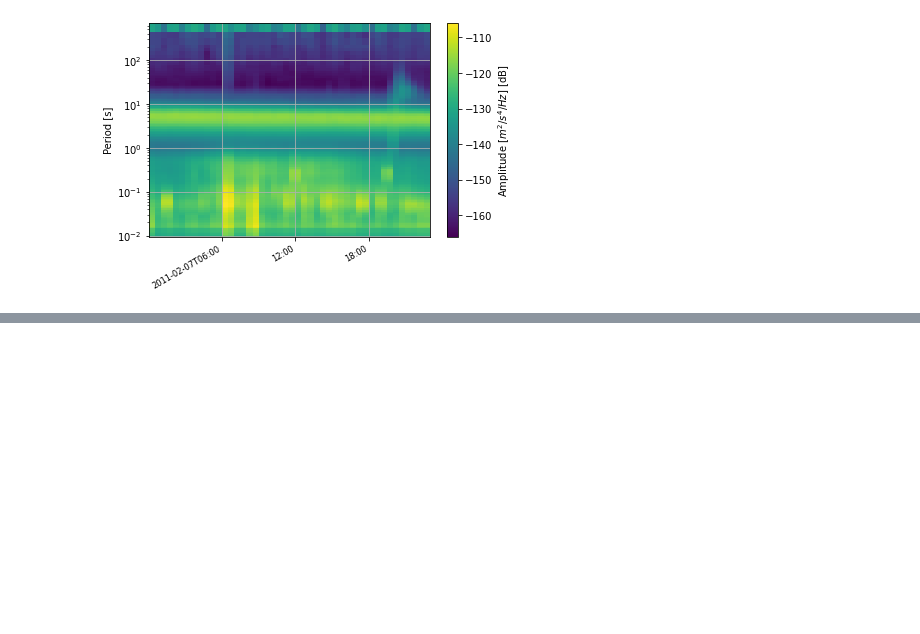
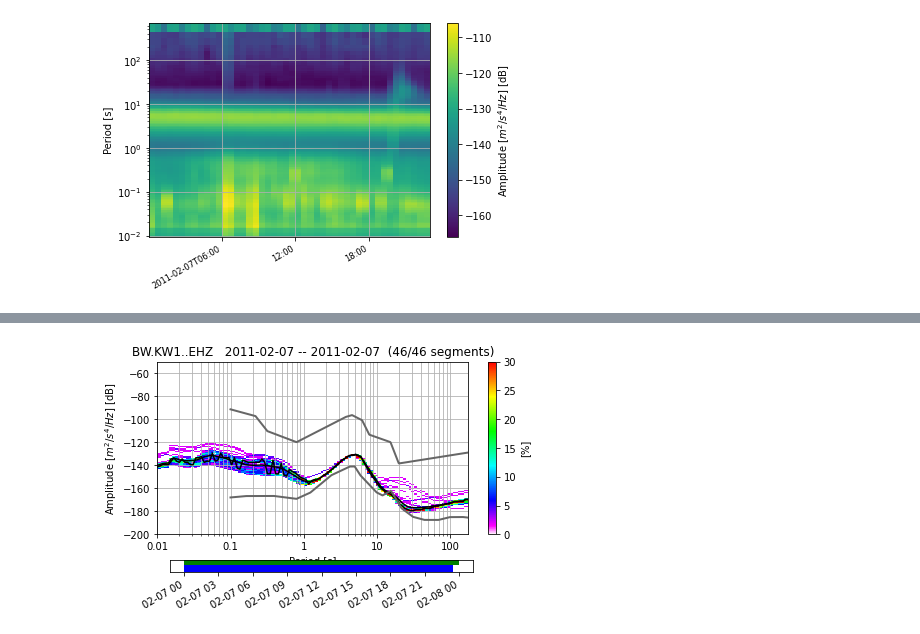
Before and after one commit to ikahbasi/ObsPy_NIGS, a Jupyter notebook: Visualizing Probabilistic Power Spectral Densities.ipynb, the cells around one changed output, grey strips where cells are left out. Drawn from its saved outputs; the diff is of its cells as text; code cells hidden in the pictures; blank space fills up the shorter version.

```diff
--- a/Visualizing Probabilistic Power Spectral Densities.ipynb
+++ b/Visualizing Probabilistic Power Spectral Densities.ipynb
@@ -44,0 +80,7 @@ ppsd.plot_spectrogram()
+# %%
+from obspy.imaging.cm import pqlx
+
+ppsd2 = PPSD.load_npz(filename='./sample-data/ppsd.npz')
+ppsd2.plot(cmap=pqlx, show_mode=True, show_mean=True)
+# %% [output]
+[figure, added]
```
Also changed, not shown: parts of 6 cells of this notebook, 3 other files.
